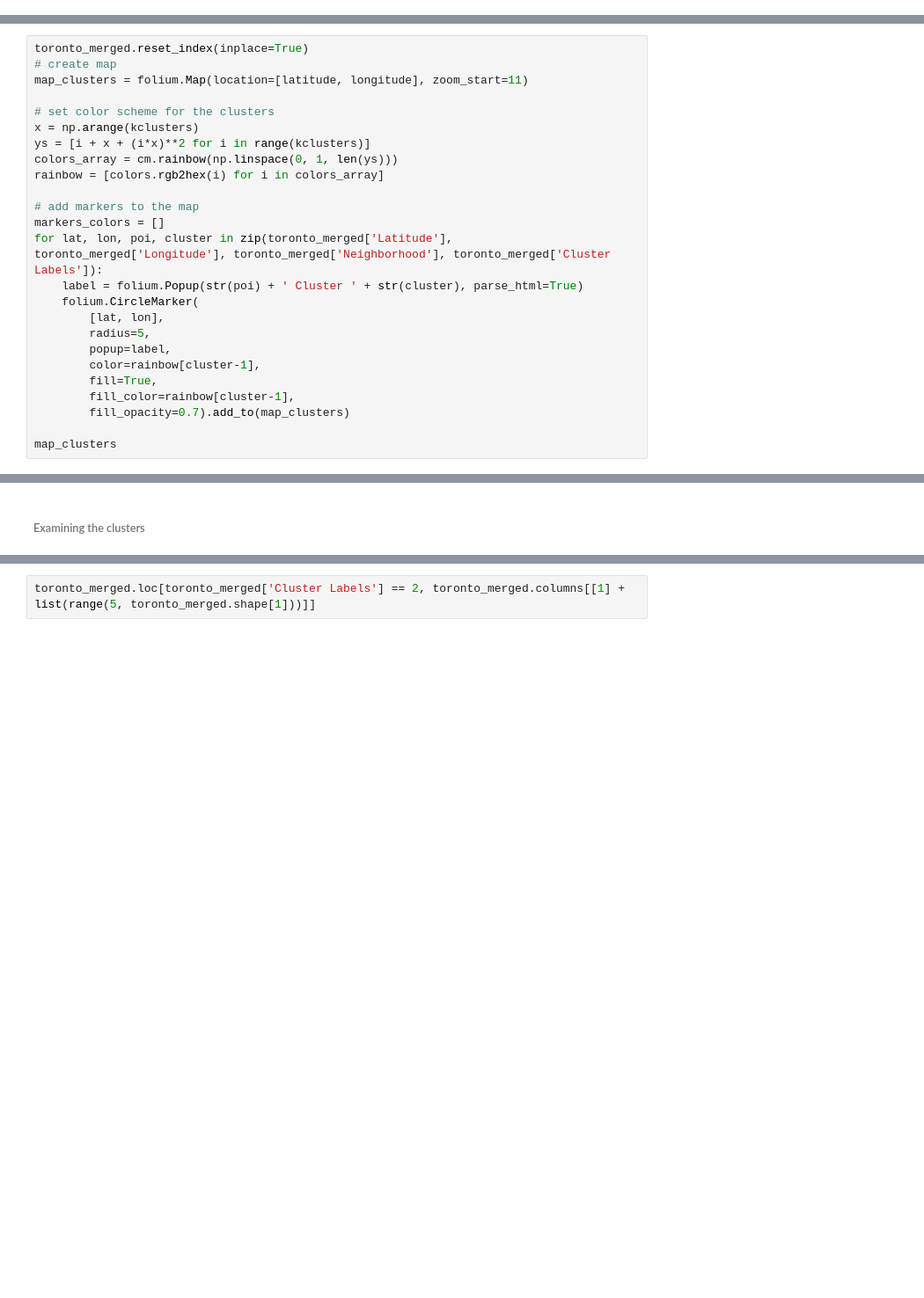
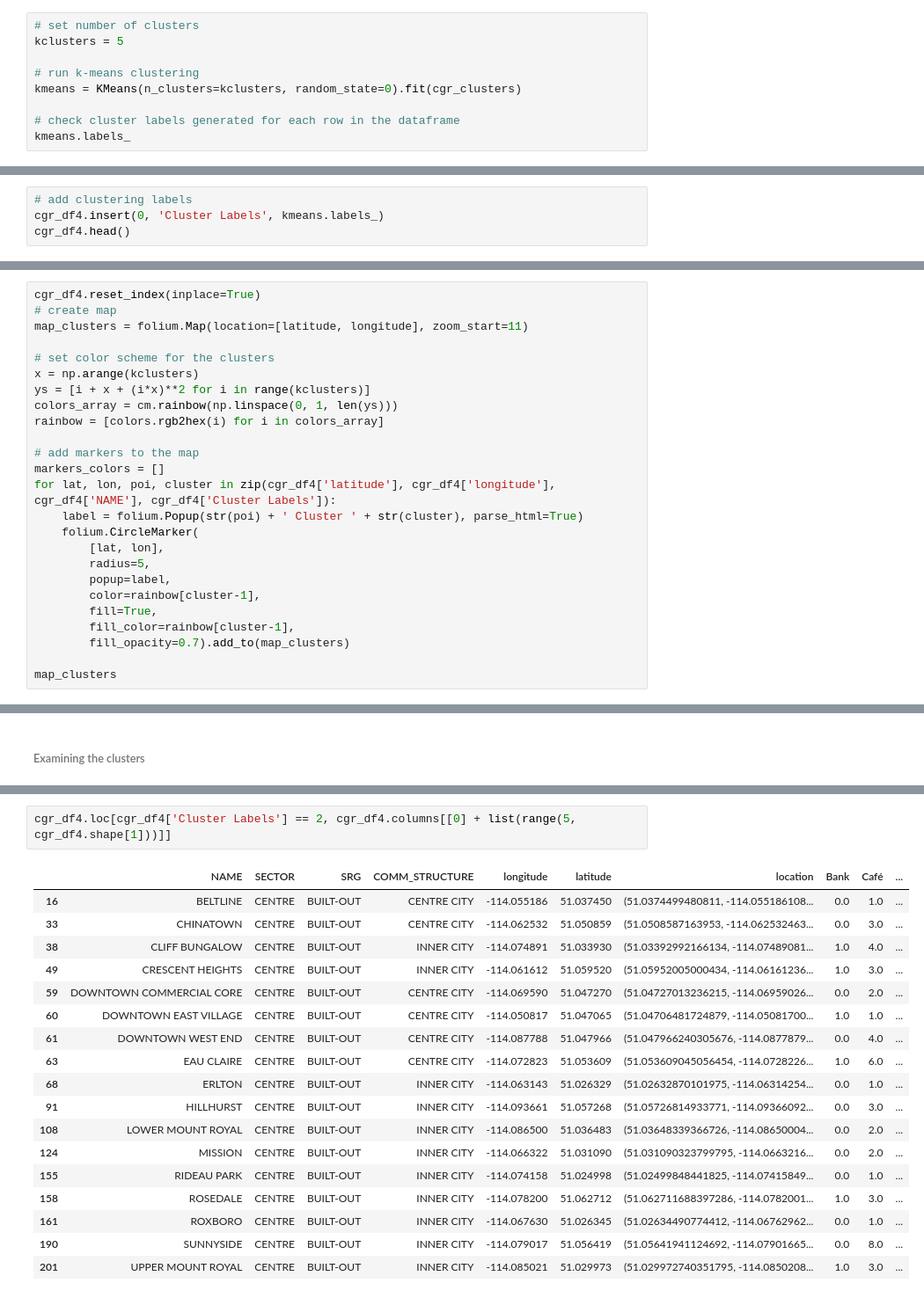
Before and after one commit to arpitachakrawarti/Coursera_Capstone, a Jupyter notebook: Coursera_Capstone_Notebook.ipynb, the cells around one changed output, grey strips where cells are left out. Shown at 88% size. Cells and saved outputs as stored; diff of their text form; blank space fills up the shorter version.

```diff
--- a/Coursera_Capstone_Notebook.ipynb
+++ b/Coursera_Capstone_Notebook.ipynb
@@ -577,0 +449,9 @@ toronto_merged.head() # check the last columns!
+# %%
+# set number of clusters
+kclusters = 5
+
+# run k-means clustering
+kmeans = KMeans(n_clusters=kclusters, random_state=0).fit(cgr_clusters)
+
+# check cluster labels generated for each row in the dataframe
+kmeans.labels_
@@ -577,0 +486,4 @@ toronto_merged.head() # check the last columns!
+# %%
+# add clustering labels
+cgr_df4.insert(0, 'Cluster Labels', kmeans.labels_)
+cgr_df4.head()
@@ -578,7 +499,7 @@ toronto_merged.head() # check the last columns!
 # %% [markdown]
 <h6>Visualizing the resulting clusters - NOTE: MAPS MAY NOT SHOW UP ON GITHUB DUE TO JavaScript restrictions on the site</h6>
 # %%
-toronto_merged.reset_index(inplace=True)
+cgr_df4.reset_index(inplace=True)
 # create map
 map_clusters = folium.Map(location=[latitude, longitude], zoom_start=11)
 
@@ -590,7 +511,7 @@ rainbow = [colors.rgb2hex(i) for i in colors_array]
 
 # add markers to the map
 markers_colors = []
-for lat, lon, poi, cluster in zip(toronto_merged['Latitude'], toronto_merged['Longitude'], toronto_merged['Neighborhood'], toronto_merged['Cluster Labels']):
+for lat, lon, poi, cluster in zip(cgr_df4['latitude'], cgr_df4['longitude'], cgr_df4['NAME'], cgr_df4['Cluster Labels']):
     label = folium.Popup(str(poi) + ' Cluster ' + str(cluster), parse_html=True)
     folium.CircleMarker(
         [lat, lon],
@@ -617,2 +599,21 @@ toronto_merged.loc[toronto_merged['Cluster Labels'] == 1, toronto_merged.columns
 # %%
-toronto_merged.loc[toronto_merged['Cluster Labels'] == 2, toronto_merged.columns[[1] + list(range(5, toronto_merged.shape[1]))]]
+cgr_df4.loc[cgr_df4['Cluster Labels'] == 2, cgr_df4.columns[[0] + list(range(5, cgr_df4.shape[1]))]]
+# %% [output]
+|  | NAME | SECTOR | SRG | COMM_STRUCTURE | longitude | latitude | location | Bank | Café | ... |
+| 16 | BELTLINE | CENTRE | BUILT-OUT | CENTRE CITY | -114.055186 | 51.037450 | (51.0374499480811, -114.055186108... | 0.0 | 1.0 | ... |
+| 33 | CHINATOWN | CENTRE | BUILT-OUT | CENTRE CITY | -114.062532 | 51.050859 | (51.0508587163953, -114.062532463... | 0.0 | 3.0 | ... |
+| 38 | CLIFF BUNGALOW | CENTRE | BUILT-OUT | INNER CITY | -114.074891 | 51.033930 | (51.03392992166134, -114.07489081... | 1.0 | 4.0 | ... |
+| 49 | CRESCENT HEIGHTS | CENTRE | BUILT-OUT | INNER CITY | -114.061612 | 51.059520 | (51.05952005000434, -114.06161236... | 1.0 | 3.0 | ... |
+| 59 | DOWNTOWN COMMERCIAL CORE | CENTRE | BUILT-OUT | CENTRE CITY | -114.069590 | 51.047270 | (51.04727013236215, -114.06959026... | 0.0 | 2.0 | ... |
+| 60 | DOWNTOWN EAST VILLAGE | CENTRE | BUILT-OUT | CENTRE CITY | -114.050817 | 51.047065 | (51.04706481724879, -114.05081700... | 1.0 | 1.0 | ... |
+| 61 | DOWNTOWN WEST END | CENTRE | BUILT-OUT | CENTRE CITY | -114.087788 | 51.047966 | (51.047966240305676, -114.0877879... | 0.0 | 4.0 | ... |
+| 63 | EAU CLAIRE | CENTRE | BUILT-OUT | CENTRE CITY | -114.072823 | 51.053609 | (51.053609045056454, -114.0728226... | 1.0 | 6.0 | ... |
+| 68 | ERLTON | CENTRE | BUILT-OUT | INNER CITY | -114.063143 | 51.026329 | (51.02632870101975, -114.06314254... | 0.0 | 1.0 | ... |
+| 91 | HILLHURST | CENTRE | BUILT-OUT | INNER CITY | -114.093661 | 51.057268 | (51.05726814933771, -114.09366092... | 0.0 | 3.0 | ... |
+| 108 | LOWER MOUNT ROYAL | CENTRE | BUILT-OUT | INNER CITY | -114.086500 | 51.036483 | (51.03648339366726, -114.08650004... | 0.0 | 2.0 | ... |
+| 124 | MISSION | CENTRE | BUILT-OUT | INNER CITY | -114.066322 | 51.031090 | (51.031090323799795, -114.0663216... | 0.0 | 2.0 | ... |
+| 155 | RIDEAU PARK | CENTRE | BUILT-OUT | INNER CITY | -114.074158 | 51.024998 | (51.02499848441825, -114.07415849... | 0.0 | 1.0 | ... |
+| 158 | ROSEDALE | CENTRE | BUILT-OUT | INNER CITY | -114.078200 | 51.062712 | (51.062711688397286, -114.0782001... | 1.0 | 3.0 | ... |
+| 161 | ROXBORO | CENTRE | BUILT-OUT | INNER CITY | -114.067630 | 51.026345 | (51.02634490774412, -114.06762962... | 0.0 | 1.0 | ... |
+| 190 | SUNNYSIDE | CENTRE | BUILT-OUT | INNER CITY | -114.079017 | 51.056419 | (51.05641941124692, -114.07901665... | 0.0 | 8.0 | ... |
+| 201 | UPPER MOUNT ROYAL | CENTRE | BUILT-OUT | INNER CITY | -114.085021 | 51.029973 | (51.029972740351795, -114.0850208... | 1.0 | 3.0 | ... |
```
Also changed, not shown: parts of 124 cells of this notebook, 1 other file.
